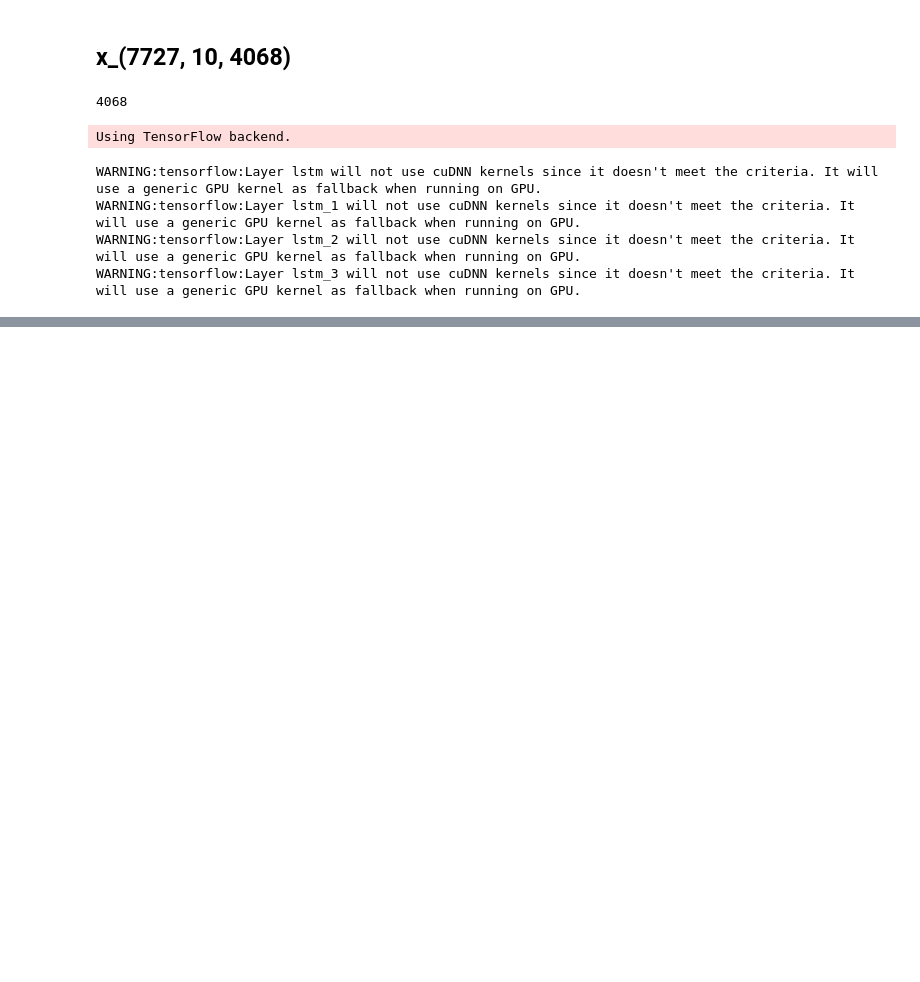
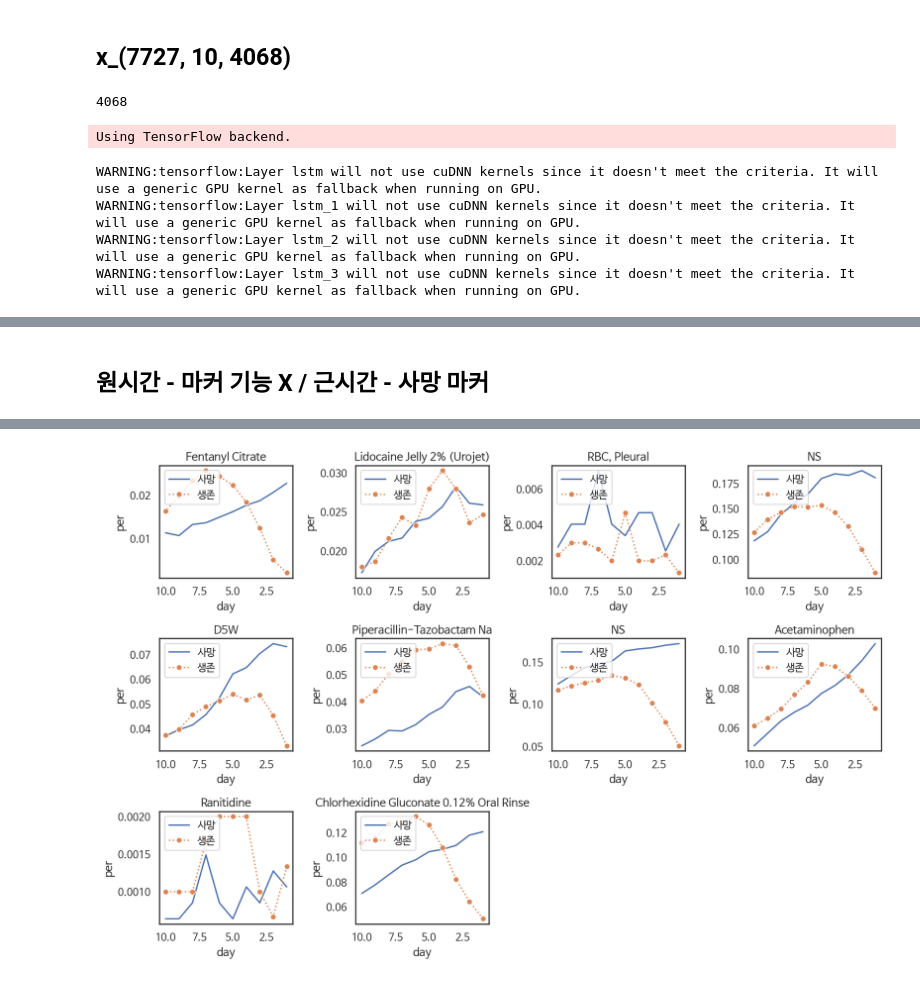
Before and after one commit to limeorange/MIMIC_Research, a Jupyter notebook: 해외_Journal of Biomedical Informatics/04 Method2 - 역전성 사망, 생존 마커 TOP10 & 그래프.ipynb, the cells around one changed output, grey strips where cells are left out. Cells and saved outputs as stored; diff of their text form; code cells hidden in the pictures; blank space fills up the shorter version.

```diff
--- a/해외_Journal of Biomedical Informatics/04 Method2 - 역전성 사망, 생존 마커 TOP10 & 그래프.ipynb
+++ b/해외_Journal of Biomedical Informatics/04 Method2 - 역전성 사망, 생존 마커 TOP10 & 그래프.ipynb
@@ -302,0 +300,14 @@ m2_4068_score
+# %%
+# 이용할 df
+# '원_mean_diff':원_mean_0to1-원_mean_1to0
+# '근_mean_diff':근_mean_0to1-근_mean_1to0
+
+df1 = pd.read_csv('m2_df_3595.csv')
+en_df = pd.read_csv('entropy_3595.csv')
+
+m2_3595_score = pd.merge(df1, en_df, on = 'feature')
+m2_3595_score['FI_원거리'] = m2_3595_score['원_mean_diff'] * m2_3595_score['entropy']
+m2_3595_score['FI_근거리'] = m2_3595_score['근_mean_diff'] * m2_3595_score['entropy']
+m2_3595_score['Sign'] = m2_3595_score['FI_근거리'].apply(lambda x:1 if x>=0 else -1)
+m2_3595_score['FI_역전성'] = m2_3595_score['FI_원거리'] * m2_3595_score['FI_근거리']
+m2_3595_score
@@ -302,0 +328,17 @@ m2_4068_score
+# %% [markdown]
+## 원시간 - 마커 기능 X / 근시간 - 사망 마커
+# %%
+# 1) 근시간 - 사망 마커
+df1 = m2_3595_score.copy()
+df1['1항'] = 1 / abs(df1['원_mean_diff'])
+df1['2항'] = df1['근_mean_diff']
+df1['3항'] = df1['entropy']
+df1['근시간_사망마커'] = df1['1항'] * df1['2항'] * df1['3항']
+
+# 2) 근시간 - 생존 마커
+df1['근시간_생존마커'] = -df1['근시간_사망마커']
+# %%
+df1 = df1.sort_values(by = '근시간_사망마커', ascending = False)
+df1[:10]
+absum(df1[:10]['feature'])
+# %% [output]
@@ -302,0 +356 @@ m2_4068_score
+[figure, added]
```
Also changed, not shown: parts of 13 cells of this notebook.
